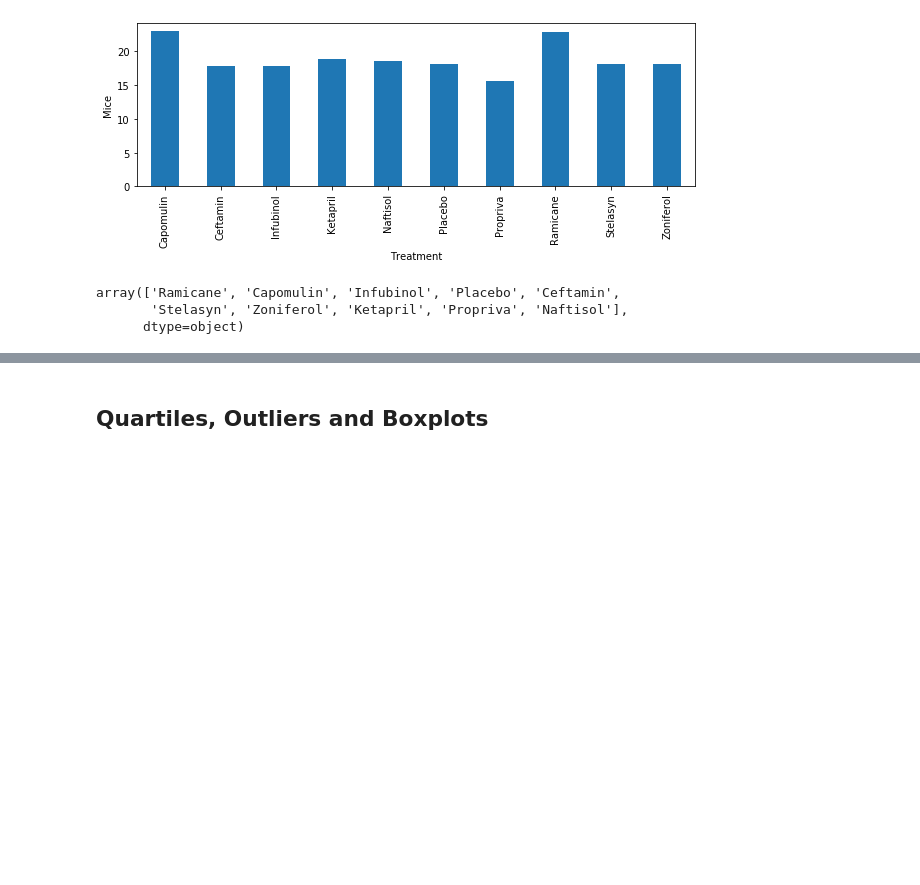
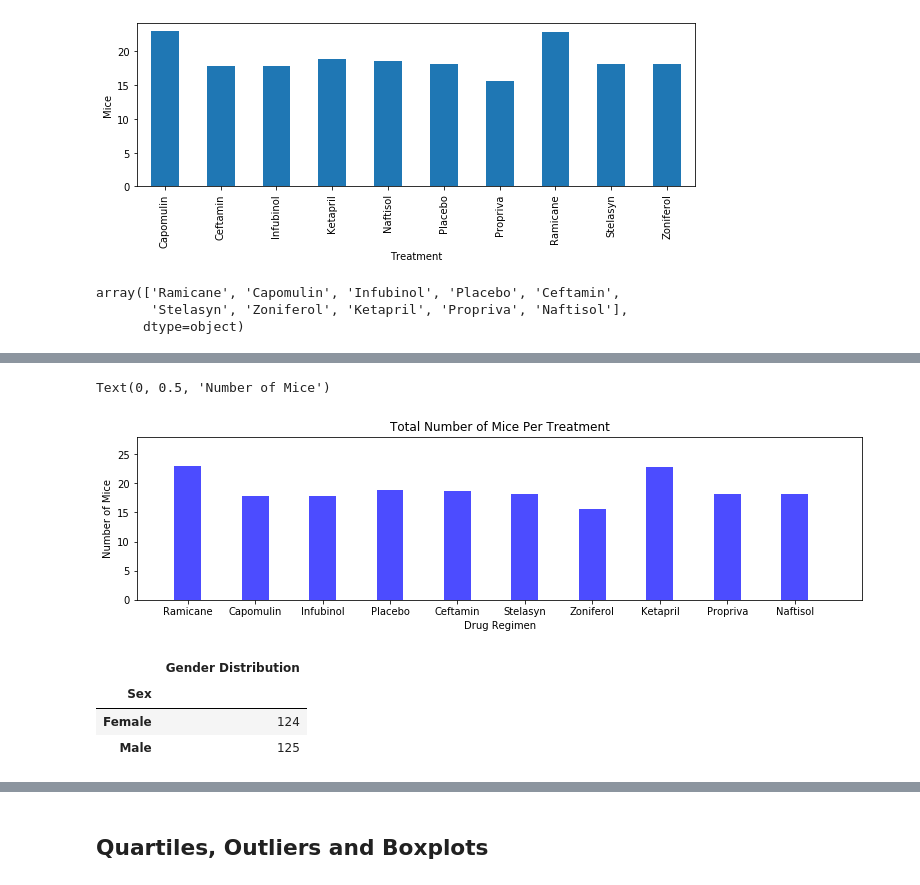
Before and after one commit to DanielDesmondUCD/matplotlib, a Jupyter notebook: Desktop/matplotlibhw/Pymaceuticals/pymaceuticals_starter.ipynb, the cells around one changed output, grey strips where cells are left out. Drawn from its saved outputs; the diff is of its cells as text; code cells hidden in the pictures; blank space fills up the shorter version.

```diff
--- a/Desktop/matplotlibhw/Pymaceuticals/pymaceuticals_starter.ipynb
+++ b/Desktop/matplotlibhw/Pymaceuticals/pymaceuticals_starter.ipynb
@@ -151,0 +144,30 @@ Text(0, 0.5, 'Number of Mice')
+# %%
+# Generate a bar plot showing the total number of mice for each treatment throughout the course of the study using pyplot.
+
+# Generate a bar plot showing the total number of mice for each treatment throughout the course of the study using pyplot.
+
+
+
+x_axis = np.arange(len(mouse_count))
+tick_locations = [value for value in x_axis]
+
+plt.figure(figsize=(13,3))
+plt.bar(x_axis, mouse_count, color='b', alpha=.7, align="center", width=0.4)
+plt.xticks(tick_locations, treatment_type, rotation=0)
+
+plt.xlim(-0.75, len(x_axis))
+plt.ylim(0, max(mouse_count)+5)
+
+plt.title("Total Number of Mice Per Treatment")
+plt.xlabel("Drug Regimen")
+plt.ylabel("Number of Mice")
+# %% [output]
+Text(0, 0.5, 'Number of Mice')
+[figure, added]
+# %%
+gender_count
+# %% [output]
+|  | Gender Distribution |
+| Sex |  |
+| Female | 124 |
+| Male | 125 |
```
Also changed, not shown: parts of 8 cells of this notebook.
